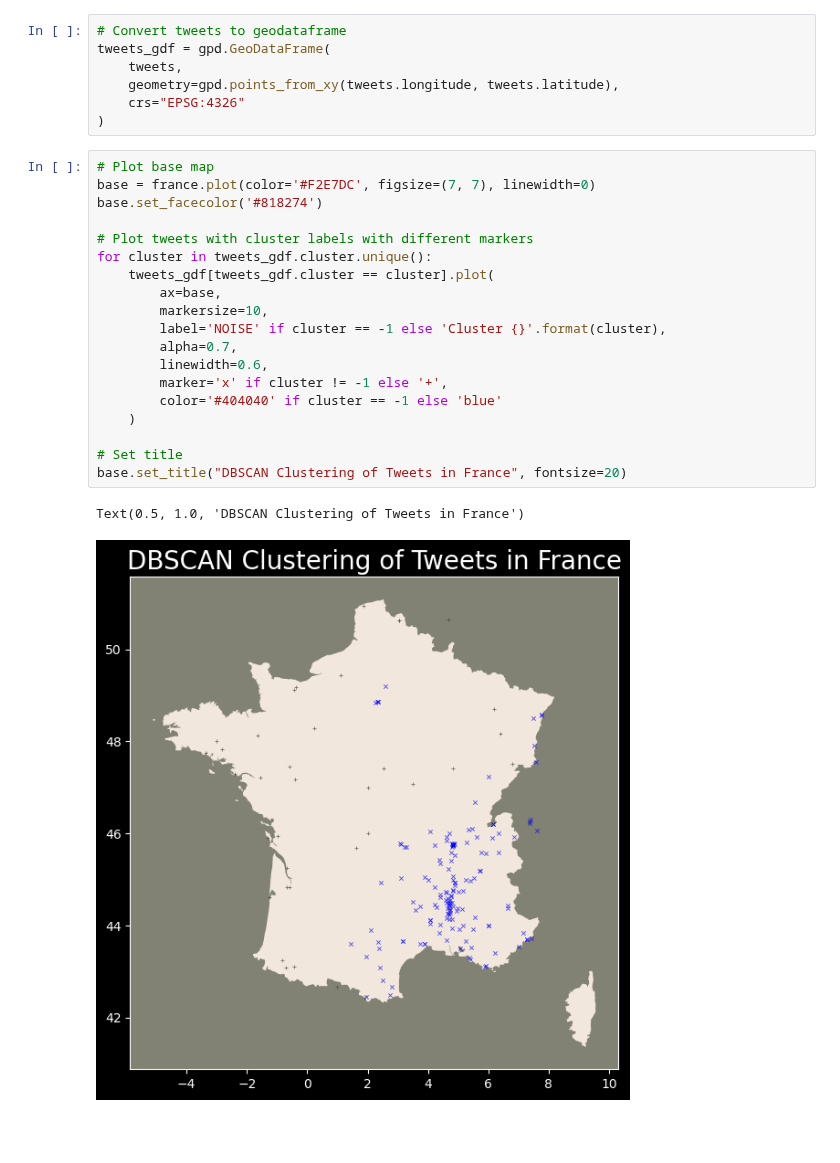
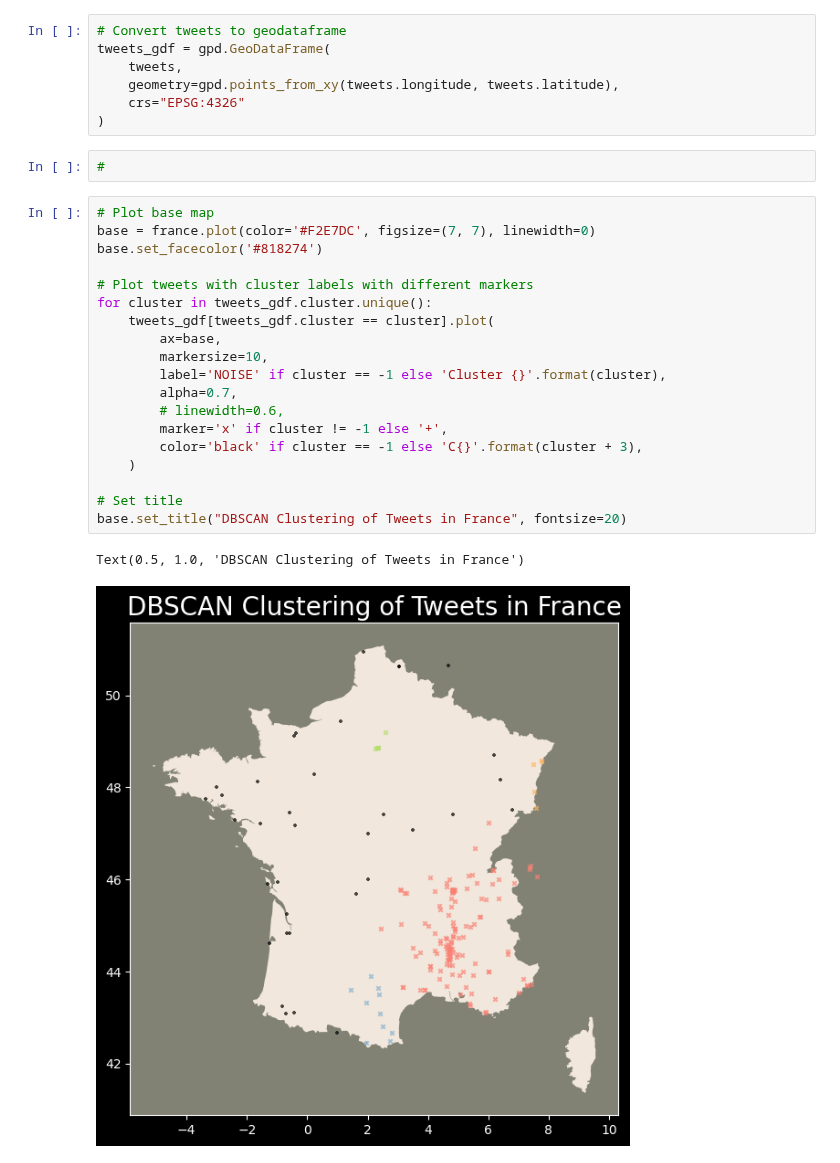
Before and after one commit to lletassey/clustering-tweets-earthquake, a Jupyter notebook: notebooks/algos/dbscan.ipynb, the cells around one changed output. Drawn from its saved outputs; the diff is of its cells as text; blank space fills up the shorter version.

Commit message:
Apply different color to each cluster

```diff
--- a/notebooks/algos/dbscan.ipynb
+++ b/notebooks/algos/dbscan.ipynb
@@ -93,25 +93,27 @@ tweets_gdf = gpd.GeoDataFrame(
     geometry=gpd.points_from_xy(tweets.longitude, tweets.latitude),
     crs="EPSG:4326"
 )
+# %%
+#
 # %%
 # Plot base map
 base = france.plot(color='#F2E7DC', figsize=(7, 7), linewidth=0)
 base.set_facecolor('#818274')
 
 # Plot tweets with cluster labels with different markers
 for cluster in tweets_gdf.cluster.unique():
     tweets_gdf[tweets_gdf.cluster == cluster].plot(
         ax=base,
         markersize=10,
         label='NOISE' if cluster == -1 else 'Cluster {}'.format(cluster),
         alpha=0.7,
-        linewidth=0.6,
+        # linewidth=0.6,
         marker='x' if cluster != -1 else '+',
-        color='#404040' if cluster == -1 else 'blue'
+        color='black' if cluster == -1 else 'C{}'.format(cluster + 3),
     )
 
 # Set title
 base.set_title("DBSCAN Clustering of Tweets in France", fontsize=20)
 # %% [output]
 Text(0.5, 1.0, 'DBSCAN Clustering of Tweets in France')
-[figure, old version]
+[figure, new version]
```
Also changed, not shown: parts of 1 cell of this notebook.
